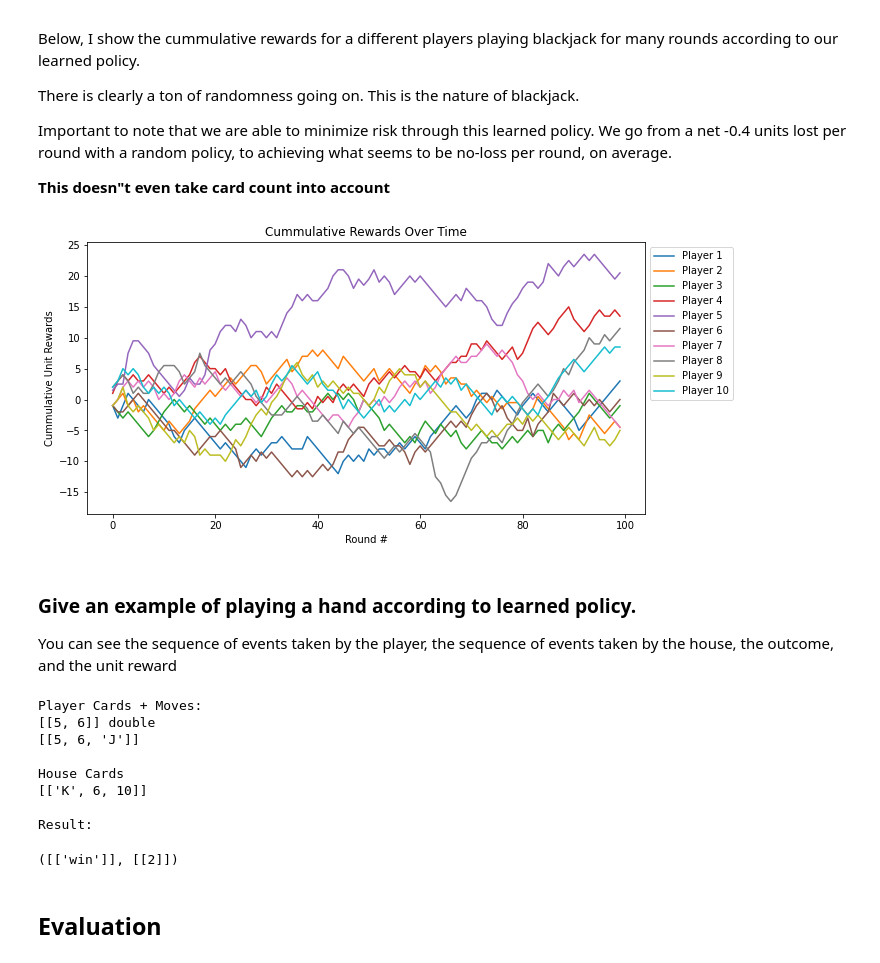
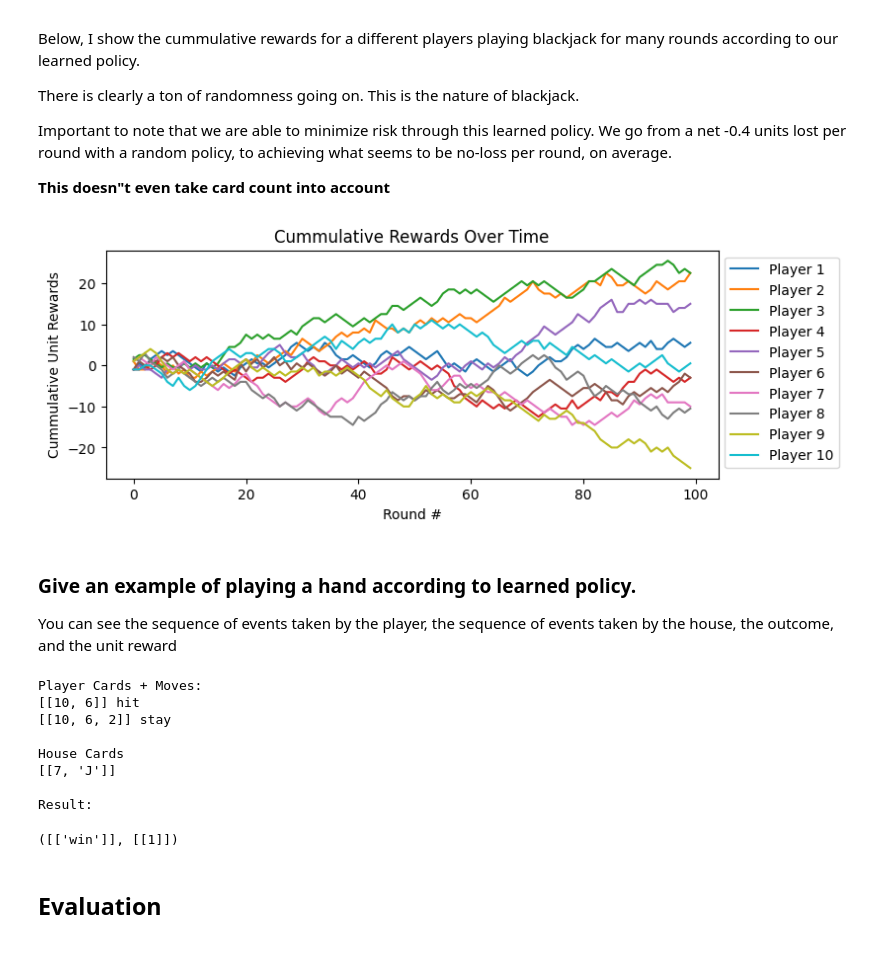
Before and after one commit to petersim1/Blackjack_RL, a Jupyter notebook: Blackjack.ipynb, the cells around one changed output. Cells and saved outputs as stored; diff of their text form; code cells hidden in the pictures.

```diff
--- a/Blackjack.ipynb
+++ b/Blackjack.ipynb
@@ -60,7 +61,7 @@ game_hyperparams = {
 n_rounds_evaluate = 50
 n_games_evaluate = 200
 
-n_episodes = 2_500_000
+n_episodes = 3_500_000
 gamma = .95
 lr = .001
 every = 50_000
@@ -109,5 +110,5 @@ for r in range(n_episodes):
             print("early stopping")
             break
 
-bestQ = trainer.get_q(backtrack=False)
+Qlearned = trainer.get_q(backtrack=False)
 # %% [output]
@@ -250,22 +252,22 @@ Important to note that we are able to minimize risk through this learned policy.
 # %%
 rewards = await play_n_games(
     q=Qlearned,
     wagers=[1],
     n_rounds=100,
     n_games=10,
     game_hyperparams=game_hyperparams
 )
 
-plt.figure(figsize=(10,5))
+plt.figure(figsize=(8,3))
 for i,round in enumerate(np.cumsum(rewards, axis=2)[:,0,:]):
     plt.plot(round,label="Player {}".format(i+1))
 plt.legend(bbox_to_anchor=[1, 1])
 plt.title("Cummulative Rewards Over Time")
 plt.xlabel("Round #")
 plt.ylabel("Cummulative Unit Rewards")
 plt.show()
 # %% [output]
-[figure, old version]
+[figure, new version]
 # %% [markdown]
 ### Give an example of playing a hand according to learned policy.
 
@@ -281,14 +283,14 @@ play_round(
 )
 # %% [output]
 Player Cards + Moves:
-[[5, 6]] double
-[[5, 6, 'J']]
+[[10, 6]] hit
+[[10, 6, 2]] stay
 
 House Cards
-[['K', 6, 10]]
+[[7, 'J']]
 
 Result:
-([['win']], [[2]])
+([['win']], [[1]])
 # %% [markdown]
 ## Evaluation
 # %% [markdown]
```
Also changed, not shown: parts of 24 cells of this notebook, 8 other files.
